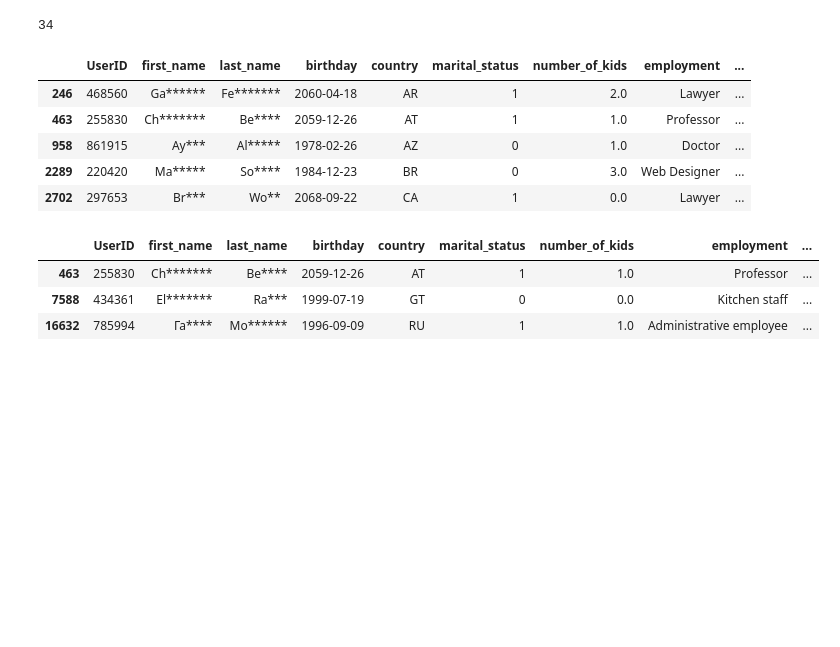
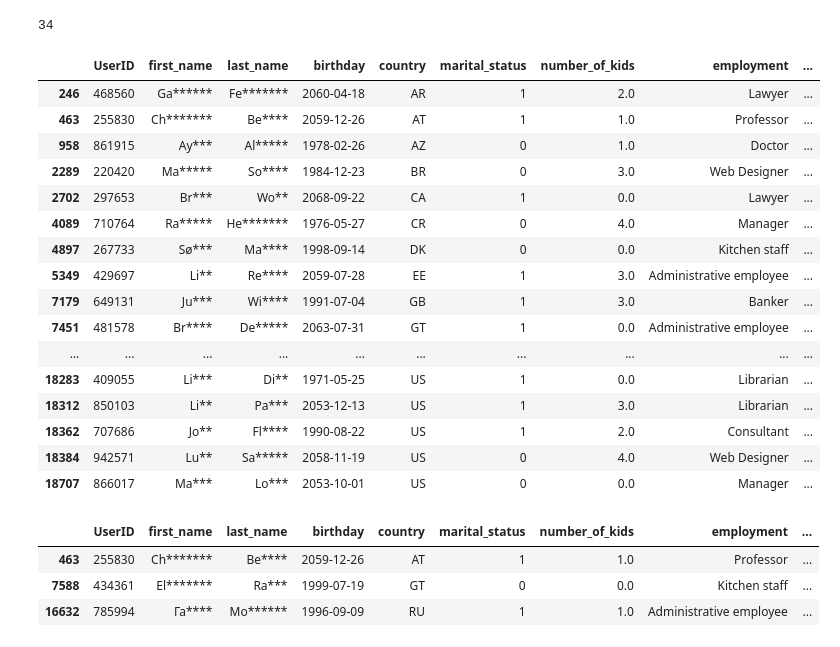
Before and after one commit to mellily/Python-100-Days, a Jupyter notebook: Assignments/Part 1/Assignment_part_1.ipynb, the cells around one changed output. Drawn from its saved outputs; the diff is of its cells as text; code cells hidden in the pictures; blank space fills up the shorter version.

```diff
--- a/Assignments/Part 1/Assignment_part_1.ipynb
+++ b/Assignments/Part 1/Assignment_part_1.ipynb
@@ -276,13 +276,24 @@ len(us_suspects)
 # %% [output]
 34
-# %%
-us_suspects.head()
-# %% [output]
-|  | UserID | first_name | last_name | birthday | country | marital_status | number_of_kids | employment | ... |
-| 246 | 468560 | Ga****** | Fe******* | 2060-04-18 | AR | 1 | 2.0 | Lawyer | ... |
-| 463 | 255830 | Ch******* | Be**** | 2059-12-26 | AT | 1 | 1.0 | Professor | ... |
-| 958 | 861915 | Ay*** | Al***** | 1978-02-26 | AZ | 0 | 1.0 | Doctor | ... |
-| 2289 | 220420 | Ma***** | So**** | 1984-12-23 | BR | 0 | 3.0 | Web Designer | ... |
-| 2702 | 297653 | Br*** | Wo** | 2068-09-22 | CA | 1 | 0.0 | Lawyer | ... |
+# %%
+us_suspects_unique.head(50)
+# %% [output]
+|  | UserID | first_name | last_name | birthday | country | marital_status | number_of_kids | employment | ... |
+| 246 | 468560 | Ga****** | Fe******* | 2060-04-18 | AR | 1 | 2.0 | Lawyer | ... |
+| 463 | 255830 | Ch******* | Be**** | 2059-12-26 | AT | 1 | 1.0 | Professor | ... |
+| 958 | 861915 | Ay*** | Al***** | 1978-02-26 | AZ | 0 | 1.0 | Doctor | ... |
+| 2289 | 220420 | Ma***** | So**** | 1984-12-23 | BR | 0 | 3.0 | Web Designer | ... |
+| 2702 | 297653 | Br*** | Wo** | 2068-09-22 | CA | 1 | 0.0 | Lawyer | ... |
+| 4089 | 710764 | Ra***** | He******* | 1976-05-27 | CR | 0 | 4.0 | Manager | ... |
+| 4897 | 267733 | Sø*** | Ma**** | 1998-09-14 | DK | 0 | 0.0 | Kitchen staff | ... |
+| 5349 | 429697 | Li** | Re**** | 2059-07-28 | EE | 1 | 3.0 | Administrative employee | ... |
+| 7179 | 649131 | Ju*** | Wi**** | 1991-07-04 | GB | 1 | 3.0 | Banker | ... |
+| 7451 | 481578 | Br**** | De***** | 2063-07-31 | GT | 1 | 0.0 | Administrative employee | ... |
+| ... | ... | ... | ... | ... | ... | ... | ... | ... | ... |
+| 18283 | 409055 | Li*** | Di** | 1971-05-25 | US | 1 | 0.0 | Librarian | ... |
+| 18312 | 850103 | Li** | Pa*** | 2053-12-13 | US | 1 | 3.0 | Librarian | ... |
+| 18362 | 707686 | Jo** | Fl**** | 1990-08-22 | US | 1 | 2.0 | Consultant | ... |
+| 18384 | 942571 | Lu** | Sa***** | 2058-11-19 | US | 0 | 4.0 | Web Designer | ... |
+| 18707 | 866017 | Ma*** | Lo*** | 2053-10-01 | US | 0 | 0.0 | Manager | ... |
 # %%
 target_ids = [255830, 827670, 438132, 785994, 434361]
```
Also changed, not shown: parts of 5 cells of this notebook.
